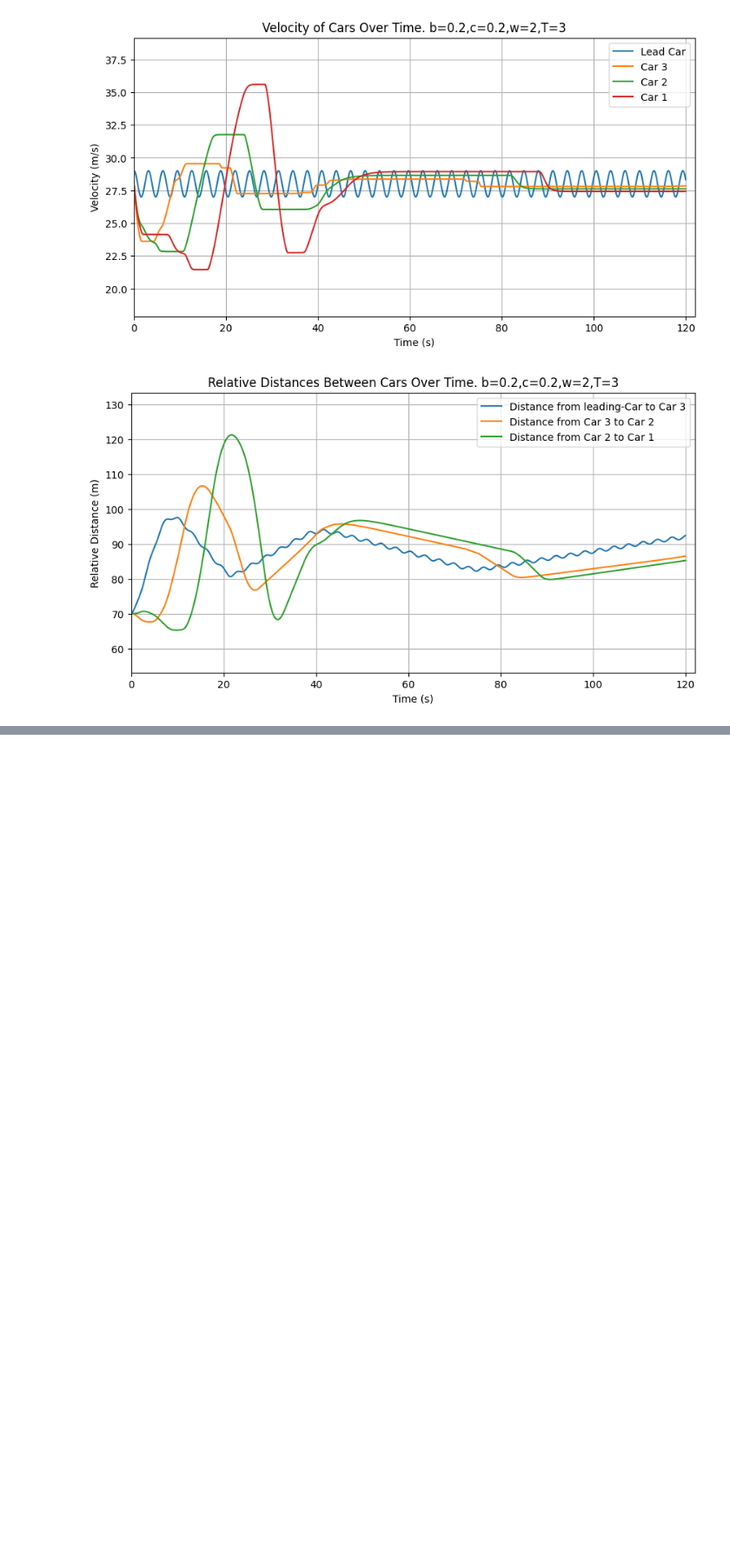
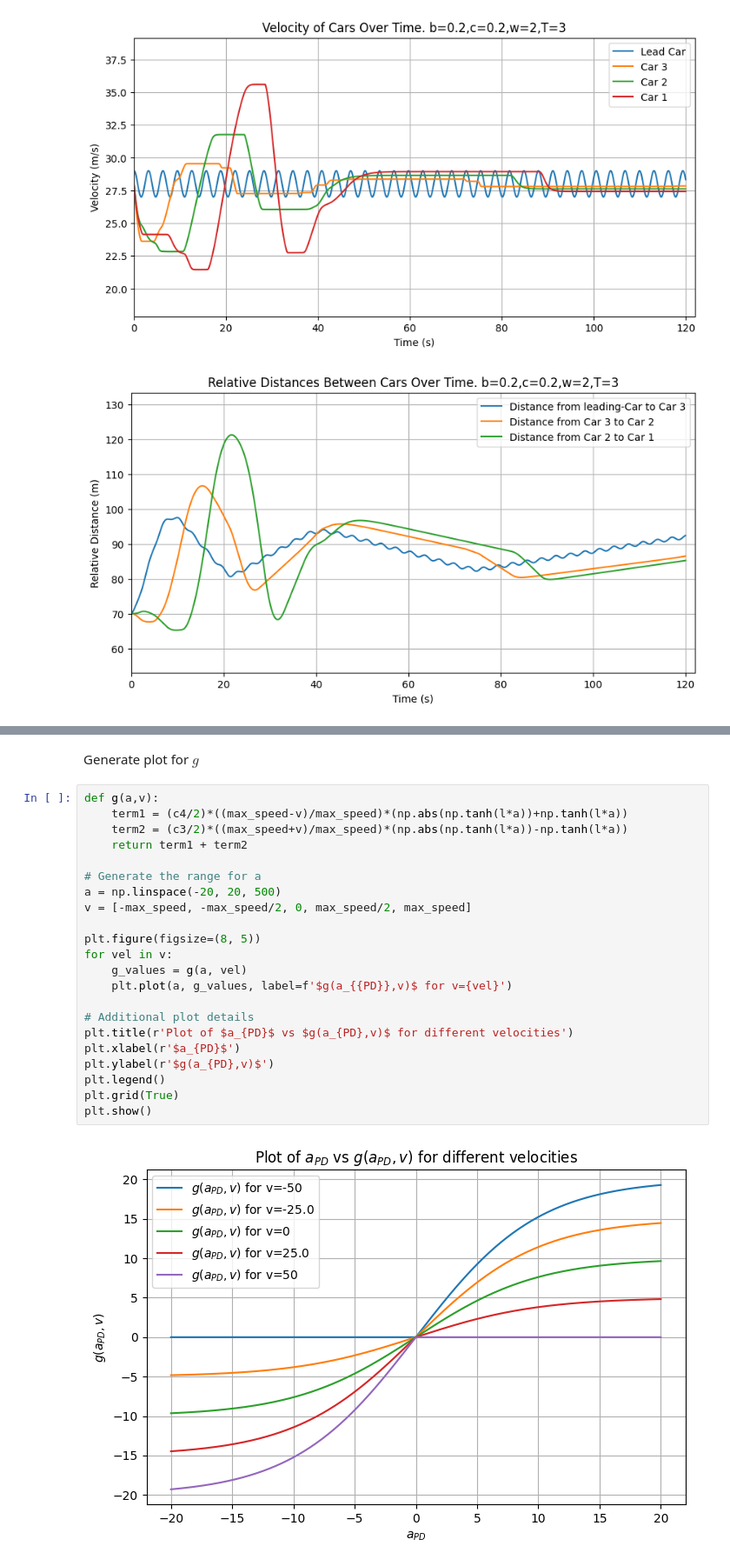
Before and after one commit to s204496/01257_advanced_math_modeling, a Jupyter notebook: numerical_simulations.ipynb, the cells around one changed output, grey strips where cells are left out. Shown: that part at 87% size. Drawn from its saved outputs; the diff is of its cells as text; blank space fills up the shorter version.

```diff
--- a/numerical_simulations.ipynb
+++ b/numerical_simulations.ipynb
@@ -117,0 +147,26 @@ Plotting a_adjusted against a:
+# %% [markdown]
+Generate plot for $g$
+# %%
+def g(a,v):
+    term1 = (c4/2)*((max_speed-v)/max_speed)*(np.abs(np.tanh(l*a))+np.tanh(l*a))
+    term2 = (c3/2)*((max_speed+v)/max_speed)*(np.abs(np.tanh(l*a))-np.tanh(l*a))
+    return term1 + term2
+
+# Generate the range for a
+a = np.linspace(-20, 20, 500)
+v = [-max_speed, -max_speed/2, 0, max_speed/2, max_speed]
+
+plt.figure(figsize=(8, 5))
+for vel in v:
+    g_values = g(a, vel)
+    plt.plot(a, g_values, label=f'$g(a_{{PD}},v)$ for v={vel}')
+
+# Additional plot details
+plt.title(r'Plot of $a_{PD}$ vs $g(a_{PD},v)$ for different velocities')
+plt.xlabel(r'$a_{PD}$')
+plt.ylabel(r'$g(a_{PD},v)$')
+plt.legend()
+plt.grid(True)
+plt.show()
+# %% [output]
+[figure, added]
```
Also changed, not shown: parts of 8 cells of this notebook.
